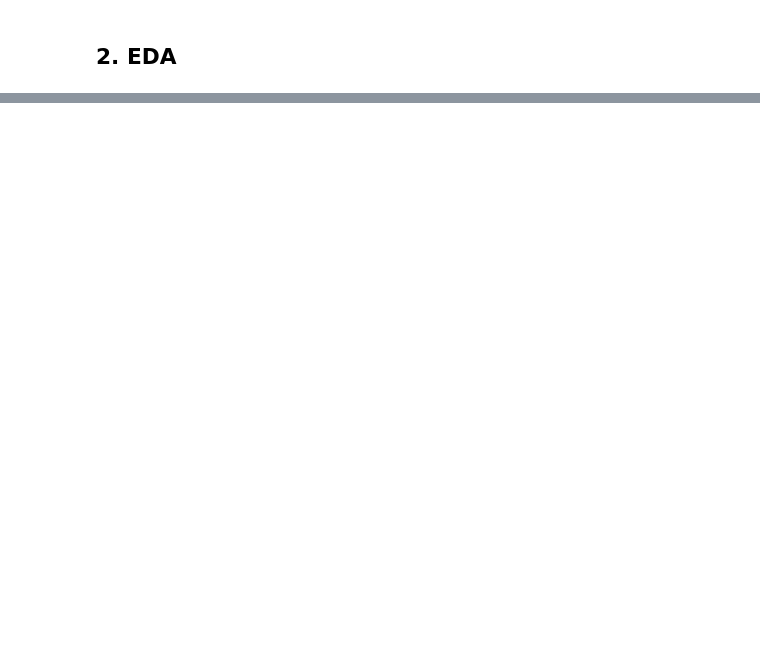
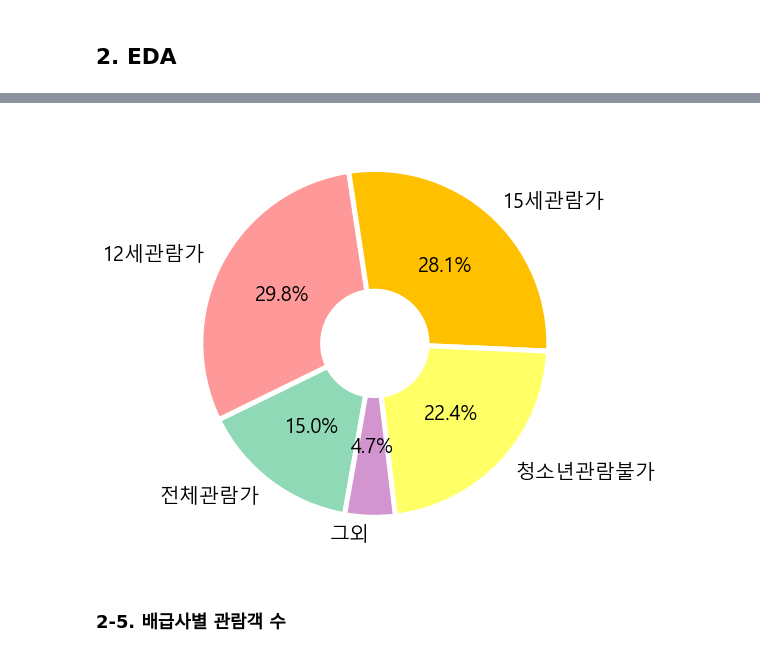
Before and after one commit to jtgoon/BigData_Final_Project, a Jupyter notebook: ipynb/EDA.ipynb, the cells around one changed output, grey strips where cells are left out. Cells and saved outputs as stored; diff of their text form; code cells hidden in the pictures; blank space fills up the shorter version.

```diff
--- a/ipynb/EDA.ipynb
+++ b/ipynb/EDA.ipynb
@@ -56,0 +121,4 @@ sns.countplot(x=movie['openingmonth'])
+# %%
+#전체관람가 : 0, 12세관람가 : 1, 15세관람가 : 2, 청소년관람불가 : 3, 그 외 : 4
+movie_rank = pd.DataFrame(movie.groupby('filmrank')['attendance'].mean())
+movie_rank
@@ -56,0 +133,13 @@ sns.countplot(x=movie['openingmonth'])
+# %%
+labels = ['전체관람가', '12세관람가', '15세관람가', '청소년관람불가', '그외']
+values = list(movie_rank['attendance'])
+colors5 = ['#8fd9b6', '#ff9999', '#ffc000', '#ffff66', '#d395d0']
+wedgeprops = {'width': 0.7, 'edgecolor': 'w', 'linewidth': 5}
+
+plt.pie(values, labels=labels, autopct='%.1f%%', startangle=260, counterclock=False, colors=colors5, wedgeprops=wedgeprops)
+plt.rc('font', size=20)
+plt.show()
+# %% [output]
+[figure, added]
+# %% [markdown]
+### 2-5. 배급사별 관람객 수
```
Also changed, not shown: parts of 27 cells of this notebook.
